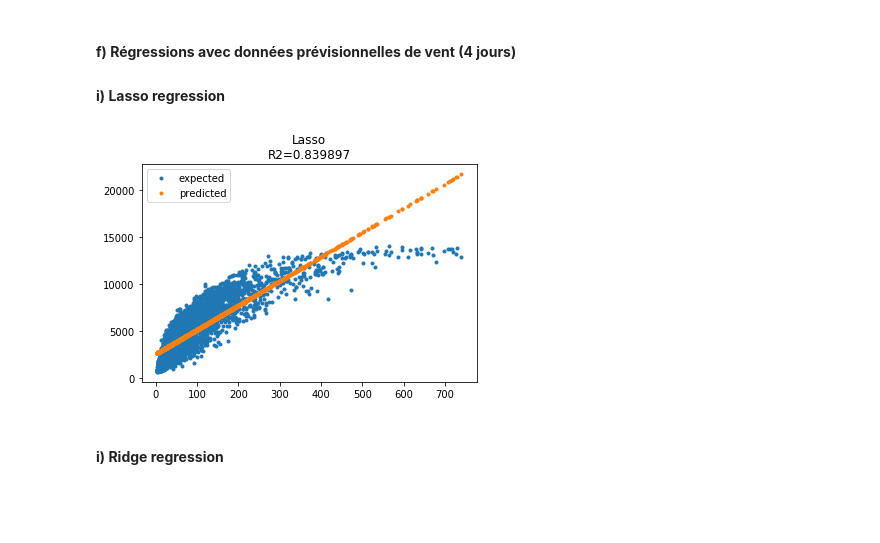
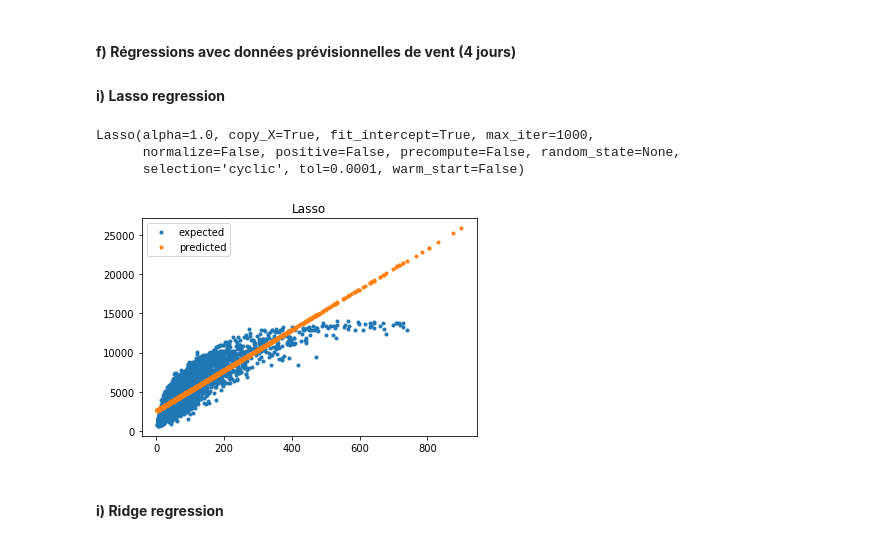
Before and after one commit to Basso42/Production-eolienne-ENSAE, a Jupyter notebook: Modélisation.ipynb, the cells around one changed output. Saved outputs shown, nothing was run; the diff lists cells and outputs as text; code cells hidden in the pictures; blank space fills up the shorter version.

Commit message:
Lasso & ridge

```diff
--- a/Modélisation.ipynb
+++ b/Modélisation.ipynb
@@ -156,8 +168,14 @@ donnees_vent
 # %%
 donnees_vent["Windspeed"] = donnees_vent["Windspeed"].astype(float)
 donnees_vent["Index"] = donnees_vent["Index"].astype(str)
+
+donnees_vent_prediction["Windspeed"] = donnees_vent_prediction["Windspeed"].astype(float)
+donnees_vent_prediction["Index"] = donnees_vent_prediction["Index"].astype(str)
 # %%
 donnees_vent["rotor_carre"] = donnees_vent["diametre_rotor"].pow(2)
+
+donnees_vent_prediction["rotor_carre"] = donnees_vent_prediction["diametre_rotor"].pow(2)
 # %%
 vent_moyen = donnees_vent.groupby(['Time']).mean()
-vent_moyen.count()
+
+vent_moyen_prediction = donnees_vent_prediction.groupby(['Time']).mean()
@@ -471,16 +484,25 @@ data['Energie'] = calcul_energie(data['diametre_rotor'],donnees_vent['Windspeed'
 from sklearn.linear_model import Lasso
 lasso_reg = Lasso()
 lasso_reg.fit(X, y)
-y_pred_lasso = lasso_reg.predict(X)
+# %% [output]
+Lasso(alpha=1.0, copy_X=True, fit_intercept=True, max_iter=1000,
+      normalize=False, positive=False, precompute=False, random_state=None,
+      selection='cyclic', tol=0.0001, warm_start=False)
+# %%
+vent_moyen_prediction["Windspeed_cubed"] = vent_moyen_prediction["Windspeed"].pow(3)
+
+X_pred = vent_moyen_prediction['Windspeed_cubed'].to_numpy()
+X_pred = X_pred.reshape(-1, 1)
+
+y_pred_lasso = lasso_reg.predict(X_pred)
 # %%
 fig, lasso = plt.subplots(1, 1)
 lasso.plot(X, y, ".", label="expected")
-lasso.plot(X, y_pred_lasso, ".", label="predicted")
+lasso.plot(X_pred, y_pred_lasso, ".", label="predicted")
 lasso.legend()
-r2_lasso = r2_score(y, y_pred_lasso)
-lasso.set_title("Lasso\nR2=%f" % r2);
+lasso.set_title("Lasso");
 # %% [output]
-[figure, old version]
+[figure, new version]
 # %% [markdown]
 #### **i) Ridge regression**
 # %%
```
Also changed, not shown: parts of 10 cells of this notebook.
